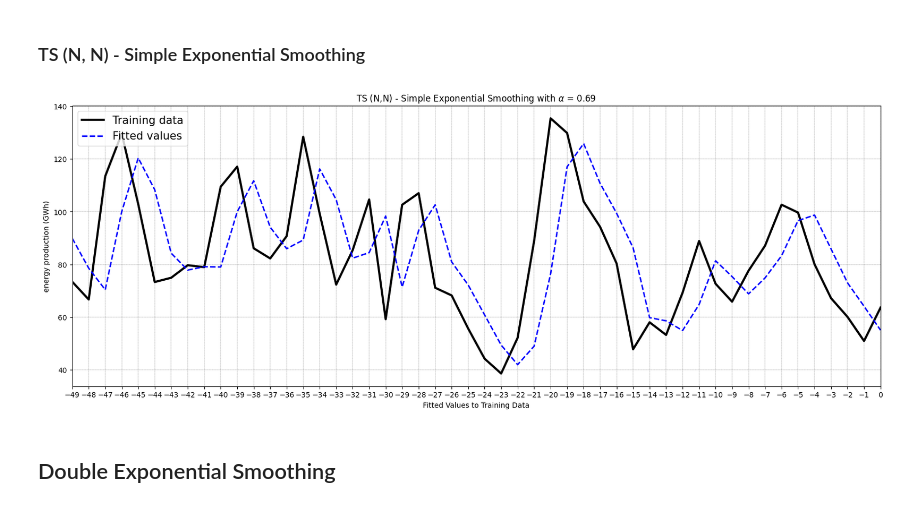
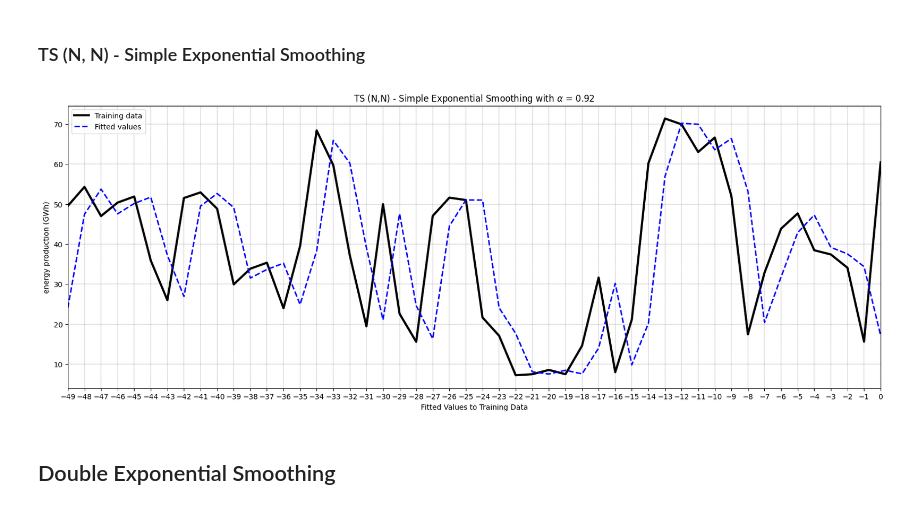
Before and after one commit to Groze2001/MCD, a Jupyter notebook: 2semestre/analiseSeriesTemporais/Projeto/Project_classic.ipynb, the cells around one changed output. Cells and saved outputs as stored; diff of their text form; code cells hidden in the pictures.

```diff
--- a/2semestre/analiseSeriesTemporais/Projeto/Project_classic.ipynb
+++ b/2semestre/analiseSeriesTemporais/Projeto/Project_classic.ipynb
@@ -173,24 +120,23 @@ Export_import_column = ['exportacao','importacao']
 # %%
 df_renewable = df['producao_renovavel']
 df_non_renewable = df['producao_nao_renovavel']
+# %%
+stepsToForecast = [30]
+
+# Calculate the split index for the last 20% of the data
+split_index = int(len(df_renewable) * 0.8)
+
+# Split the data into training and testing sets
+df_train = df_non_renewable[:split_index].rename("train")
+df_test = df_non_renewable[split_index:].rename("test")
+
+title = "Energy renewable production (2011 - 2025)"
+serie = "Energy renewable Production"
+xlab = "days/Year"
+ylab = "renewable energy production (GWh)"
 # %%
 TS_str = ['TS (N, N)', 'TS (A, N)', 'TS (Ad, N)', 'TS (N, A)', 'TS (A, A)', 'TS (Ad, A)', 'TS (N, M)', 'TS (A, M)', 'TS (Ad, M)']
 TS_print = []
 
-previousStepsToShow = 15
-fittedValsToShow = 50
-stepsToForecast = 50
+previousStepsToShow = 15;
+fittedValsToShow = df_test.size;
-# %%
-
-# Calculate the split index for the last 20% of the data
-split_index = int(len(df_renewable) * 0.8)
-
-# Split the data into training and testing sets
-df_train = df_renewable[:split_index].rename("train")
-df_test = df_renewable[split_index:].rename("test")
-
-title = "Energy renewable production (2011 - 2025)"
-serie = "Energy renewable Production"
-xlab = "days/Year"
-ylab = "renewable energy production (GWh)"
-seasonal_periods = 12
@@ -222,31 +150,31 @@ Name: test, dtype: float64
 # %%
 model_TS_NN = ExponentialSmoothing(df_train.values,
                                    trend=None,
                                    damped=False,
                                    seasonal=None)
 TS_NN = model_TS_NN.fit(smoothing_level=None)
 
 if (TS_NN.mle_retvals.success):
-    TS_NN_forecast = TS_NN.forecast(stepsToForecast)
+    TS_NN_forecast = TS_NN.forecast(stepsToForecast[-1])
 
     if (~np.isnan(TS_NN_forecast).any()):
         TS_print.append(True);
 
         title = 'TS (N,N) - Simple Exponential Smoothing with ' \
             + r'$\alpha$' + ' = ' + str(round(TS_NN.params['smoothing_level'],2))
 
         ETS_fit_plot(train = df_train.values,
                      fit = TS_NN.fittedvalues,
                      title = title)
 
     else:
         TS_print.append(False);
         print ('RuntimeWarning: invalid value encountered in double_scalars.')
 else:
     TS_print.append(False);
     print ('ConvergenceWarning: Optimization failed to converge.')
 # %% [output]
-[figure, old version]
+[figure, new version]
 # %% [markdown]
 ## Double Exponential Smoothing
 # %% [markdown]
```
Also changed, not shown: parts of 37 cells of this notebook, 2 other files.
